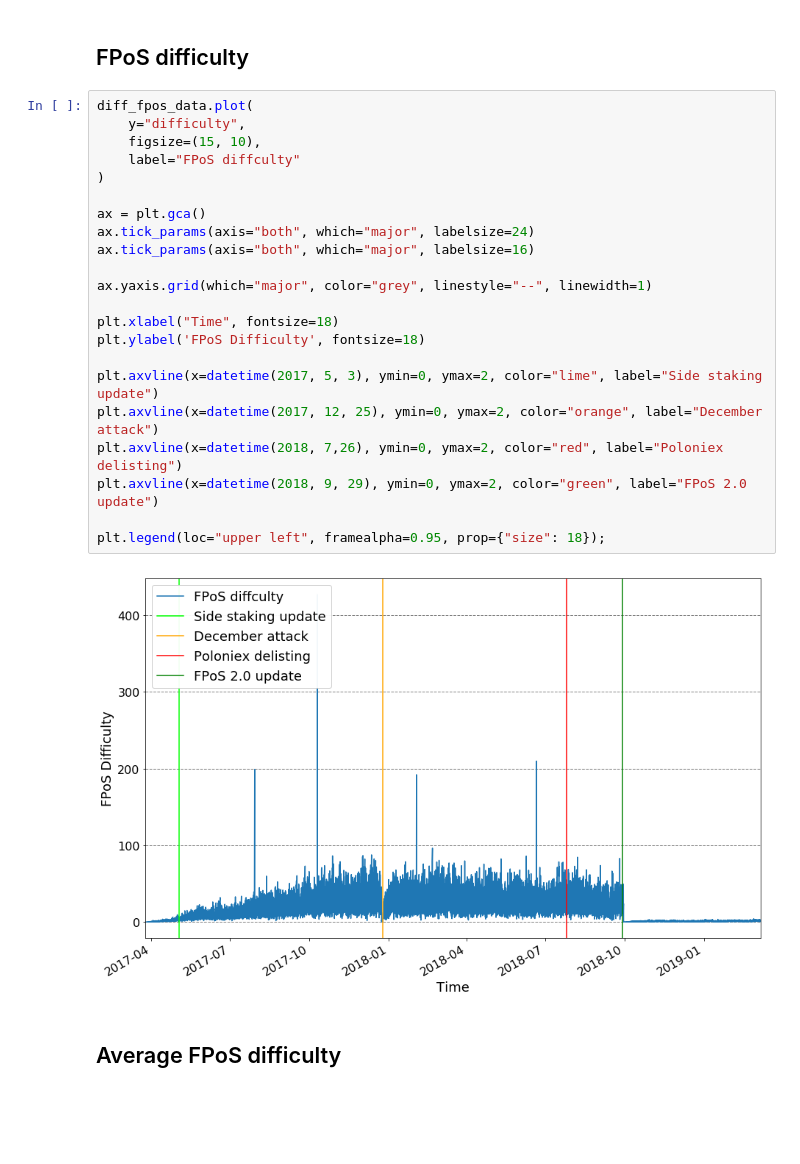
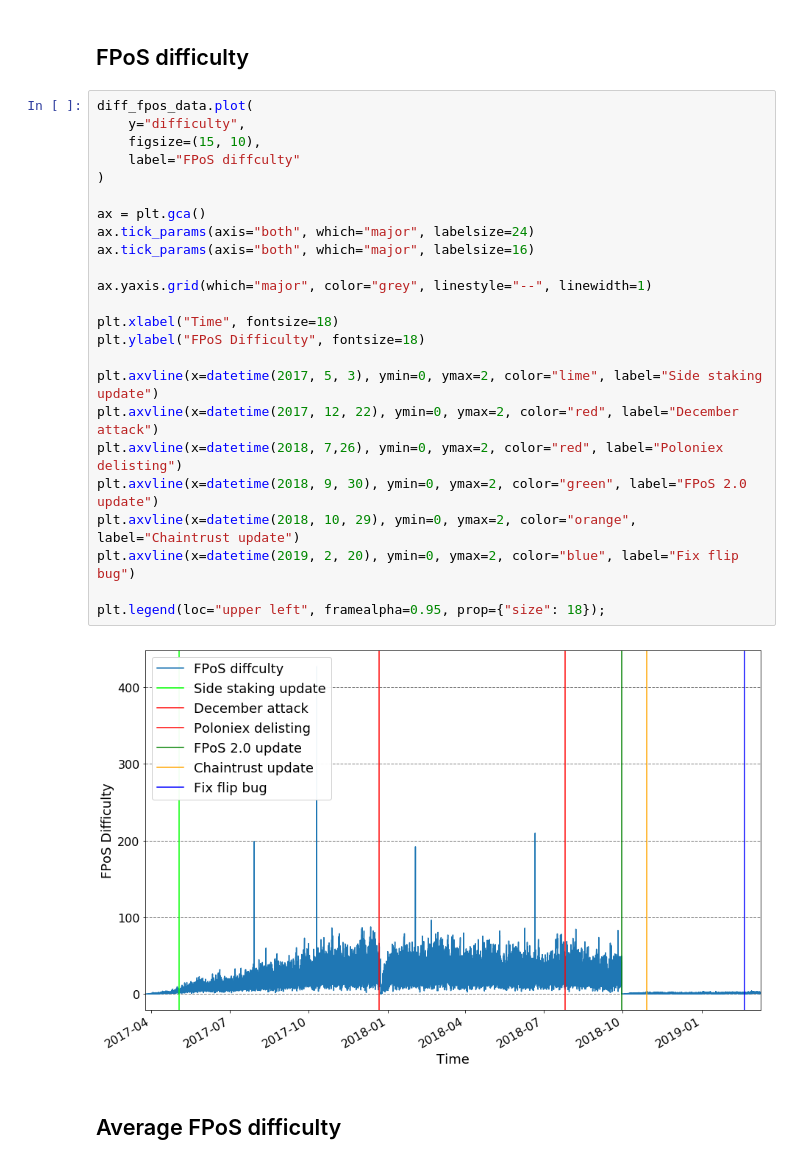
Before and after one commit to PinkNextDev/PinkMonitor, a Jupyter notebook: Pinkcoin_difficulty_statistics.ipynb, the cells around one changed output. Drawn from its saved outputs; the diff is of its cells as text; blank space fills up the shorter version.

```diff
--- a/Pinkcoin_difficulty_statistics.ipynb
+++ b/Pinkcoin_difficulty_statistics.ipynb
@@ -228,27 +237,29 @@ with engine.connect() as conn, conn.begin():
 # %%
 diff_fpos_data.plot(
     y="difficulty",
     figsize=(15, 10),
     label="FPoS diffculty"
 )
 
 ax = plt.gca()
 ax.tick_params(axis="both", which="major", labelsize=24)
 ax.tick_params(axis="both", which="major", labelsize=16)
 
 ax.yaxis.grid(which="major", color="grey", linestyle="--", linewidth=1)
 
 plt.xlabel("Time", fontsize=18)
-plt.ylabel('FPoS Difficulty', fontsize=18)
+plt.ylabel("FPoS Difficulty", fontsize=18)
 
 plt.axvline(x=datetime(2017, 5, 3), ymin=0, ymax=2, color="lime", label="Side staking update")
-plt.axvline(x=datetime(2017, 12, 25), ymin=0, ymax=2, color="orange", label="December attack")
+plt.axvline(x=datetime(2017, 12, 22), ymin=0, ymax=2, color="red", label="December attack")
 plt.axvline(x=datetime(2018, 7,26), ymin=0, ymax=2, color="red", label="Poloniex delisting")
-plt.axvline(x=datetime(2018, 9, 29), ymin=0, ymax=2, color="green", label="FPoS 2.0 update")
+plt.axvline(x=datetime(2018, 9, 30), ymin=0, ymax=2, color="green", label="FPoS 2.0 update")
+plt.axvline(x=datetime(2018, 10, 29), ymin=0, ymax=2, color="orange", label="Chaintrust update")
+plt.axvline(x=datetime(2019, 2, 20), ymin=0, ymax=2, color="blue", label="Fix flip bug")
 
 plt.legend(loc="upper left", framealpha=0.95, prop={"size": 18});
 # %% [output]
-[figure, old version]
+[figure, new version]
 # %% [markdown]
 ## Average FPoS difficulty
 # %%
```
Also changed, not shown: parts of 10 cells of this notebook, 3 other files.
